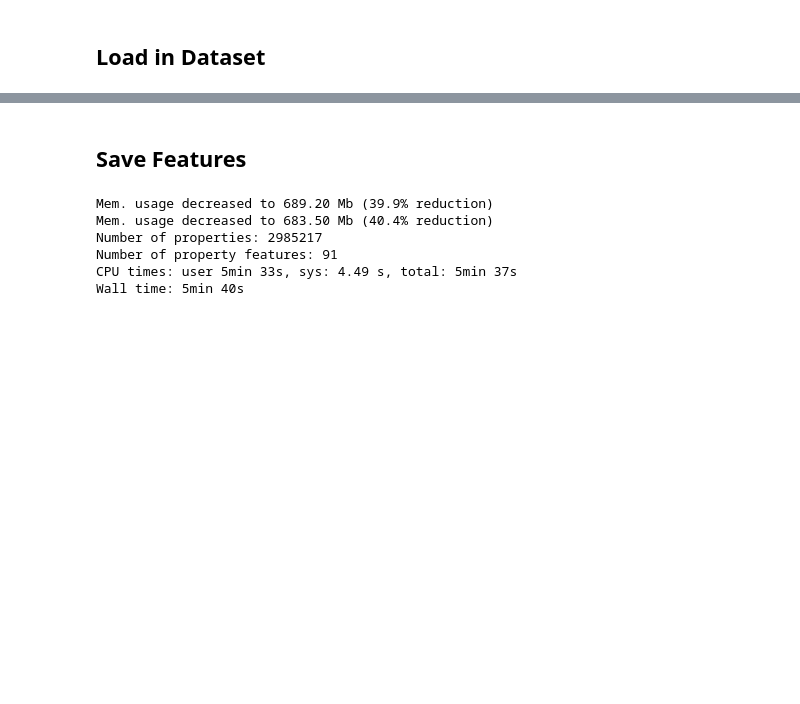
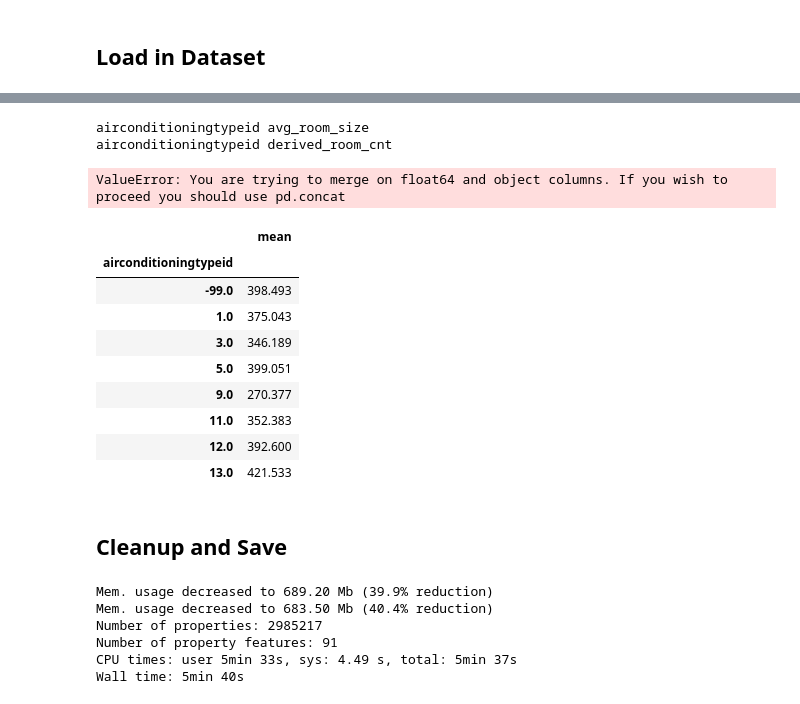
Before and after one commit to patrick-ytchou/Kaggle-Zillow-Home-Value, a Jupyter notebook: Zillow_Feature_Engineering.ipynb, the cells around one changed output, grey strips where cells are left out. Cells and saved outputs as stored; diff of their text form; code cells hidden in the pictures; blank space fills up the shorter version.

```diff
--- a/Zillow_Feature_Engineering.ipynb
+++ b/Zillow_Feature_Engineering.ipynb
@@ -310,0 +623,45 @@ prop_2016[['censustractandblock','rawcensustractandblock']].sample(2)
+# %%
+from itertools import product
+
+def add_aggregate_across_categories(df, groupby_cols, aggregate_cols):
+    dataframe = df.copy(deep=True)
+    df[aggregate_cols] = df[aggregate_cols].fillna(0)
+    total = len(groupby_cols) * len(aggregate_cols)
+    i = 0
+
+    for g, a in product(groupby_cols, aggregate_cols):
+        i += 1
+        print(g, a)
+        temp = df.groupby(g)[a].agg([np.mean])
+        temp = temp.reset_index()
+        temp.columns = [g, f'{a}_across_{g}']
+        temp[f'{g}'] = temp[f'{g}'].astype(np.str)
+        dataframe = dataframe.merge(how='left', right=temp, on=f'{g}')
+
+        mean = dataframe[f'{a}_across_{g}']
+        diff = dataframe[g] - mean
+
+        dataframe[f'{a}_across_{g}_diff'] = diff
+        dataframe[f'{a}_across_{g}_percent'] = diff / mean
+        if i % 20 == 0:
+            print(f"{i} of combinations ({i/total*100}%) have been processed. ")
+    return(dataframe)
+
+groupby_cols = ['airconditioningtypeid','buildingqualitytypeid','heatingorsystemtypeid',
+                'propertycountylandusecode','propertylandusetypeid','propertyzoningdesc',
+                'rawcensustractandblock', 'regionidcity','regionidneighborhood','regionidzip',
+                'fips','yearbuilt','assessmentyear','taxdelinquencyyear',
+                'typeconstructiontypeid', 'buildingqualitytypeid', 'buildingclasstypeid',
+                'censustractandblock', 'numberofstories']
+
+aggregate_cols = ['avg_room_size', 'derived_room_cnt', 'tax_per_sqft', 'land_tax_per_sqft',
+                 'lotsizesquarefeet', 'calculatedfinishedsquarefeet',
+                  'structuretaxvaluedollarcnt', 'landtaxvaluedollarcnt', 'taxamount', 'land_tax_per_sqft'
+                 ,'yearly_tax_per_sqft','avg_garage_size', 'lot_to_garage_size', 'basement_to_total']
+
+prop_2016 = add_aggregate_across_categories(prop_2016, groupby_cols, aggregate_cols)
+prop_2017 = add_aggregate_across_categories(prop_2017, groupby_cols, aggregate_cols)
+# %% [output]
+airconditioningtypeid avg_room_size
+airconditioningtypeid derived_room_cnt
+ValueError: You are trying to merge on float64 and object columns. If you wish to proceed you should use pd.concat
@@ -311,3 +670,16 @@ prop_2016[['censustractandblock','rawcensustractandblock']].sample(2)
+# %%
+prop_2016.groupby('airconditioningtypeid')['avg_room_size'].agg([np.mean])
+# %% [output]
+|  | mean |
+| airconditioningtypeid |  |
+| -99.0 | 398.493 |
+| 1.0 | 375.043 |
+| 3.0 | 346.189 |
+| 5.0 | 399.051 |
+| 9.0 | 270.377 |
+| 11.0 | 352.383 |
+| 12.0 | 392.600 |
+| 13.0 | 421.533 |
 # %%
 def get_census_alignment(df):
     return(((df['censustractandblock'] / 10e5) > df['rawcensustractandblock']).apply(int))
@@ -315,4 +687,4 @@ def get_census_alignment(df):
 prop_2016 = get_census_alignment(prop_2016)
 prop_2017 = get_census_alignment(prop_2017)
 # %% [markdown]
-## Save Features
+## Cleanup and Save
```
Also changed, not shown: parts of 64 cells of this notebook.
